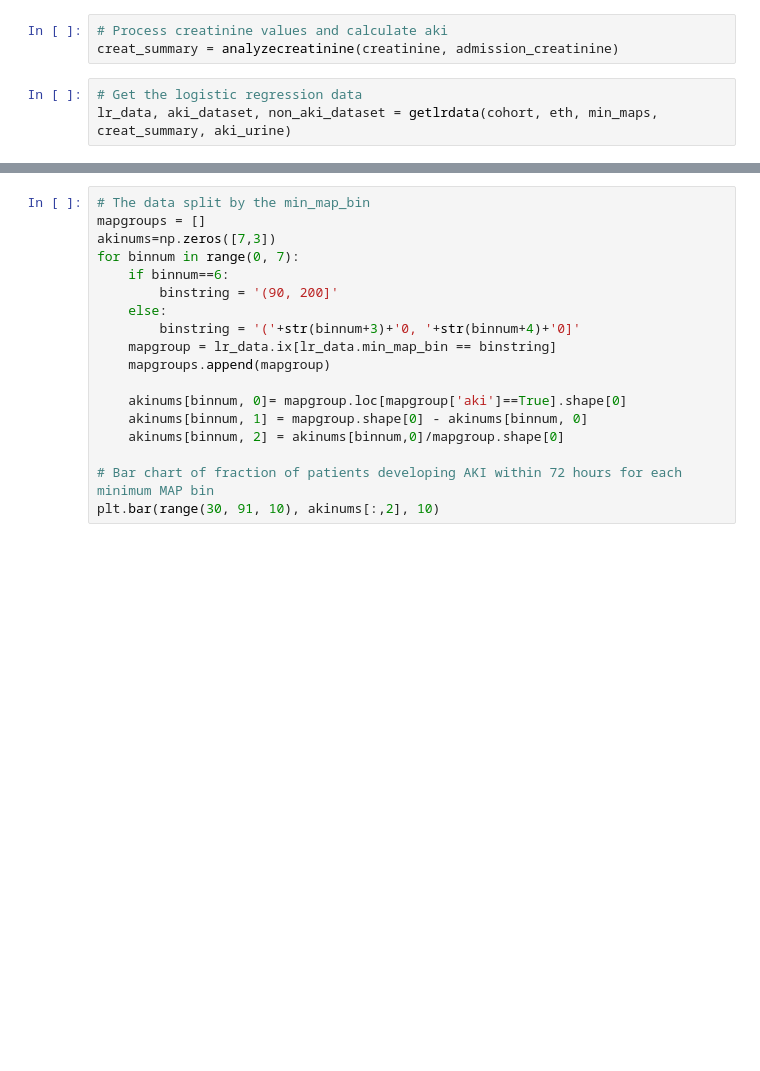
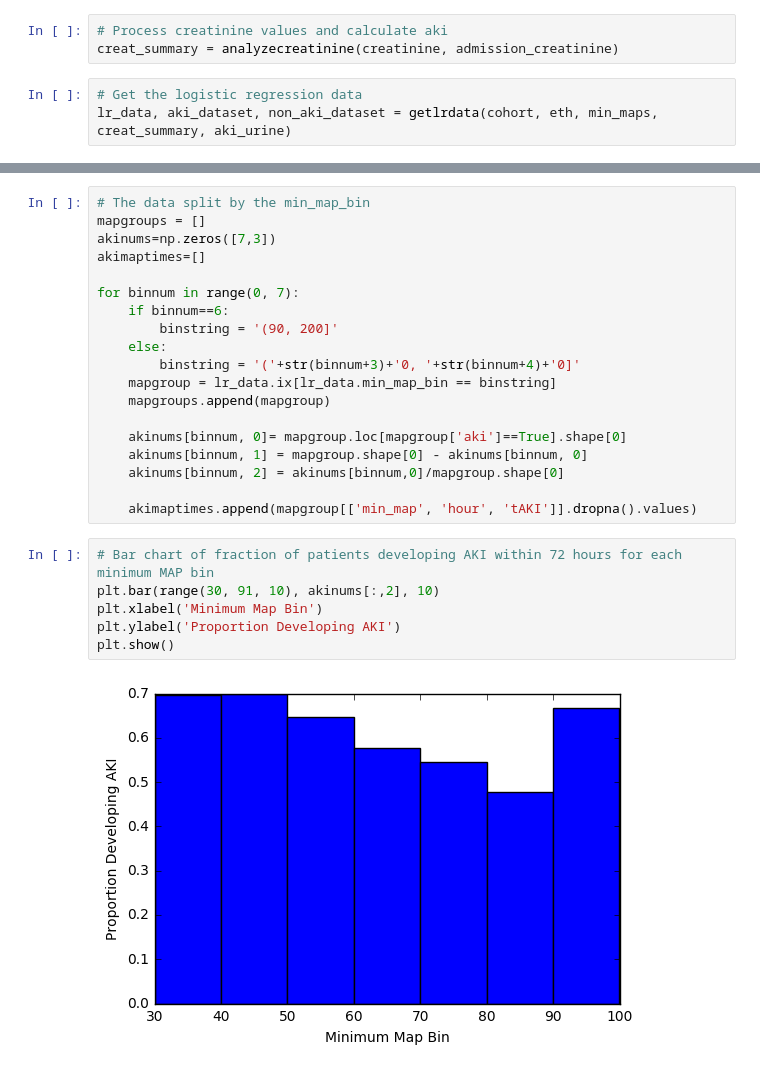
Before and after one commit to nalinimsingh/HST.953-AKI-Prediction, a Jupyter notebook: data_analysis/chen_final_analysis.ipynb, the cells around one changed output, grey strips where cells are left out. Drawn from its saved outputs; the diff is of its cells as text; blank space fills up the shorter version.

```diff
--- a/data_analysis/chen_final_analysis.ipynb
+++ b/data_analysis/chen_final_analysis.ipynb
@@ -101,6 +151,8 @@ print np.exp(result.params)
 # The data split by the min_map_bin
 mapgroups = []
 akinums=np.zeros([7,3])
+akimaptimes=[]
+
 for binnum in range(0, 7):
     if binnum==6:
         binstring = '(90, 200]'
@@ -113,5 +165,12 @@ for binnum in range(0, 7):
     akinums[binnum, 1] = mapgroup.shape[0] - akinums[binnum, 0]
     akinums[binnum, 2] = akinums[binnum,0]/mapgroup.shape[0]
 
-# Bar chart of fraction of patients developing AKI within 72 hours for each minimum MAP bin
-plt.bar(range(30, 91, 10), akinums[:,2], 10)
+    akimaptimes.append(mapgroup[['min_map', 'hour', 'tAKI']].dropna().values)
+# %%
+# Bar chart of fraction of patients developing AKI within 72 hours for each minimum MAP bin
+plt.bar(range(30, 91, 10), akinums[:,2], 10)
+plt.xlabel('Minimum Map Bin')
+plt.ylabel('Proportion Developing AKI')
+plt.show()
+# %% [output]
+[figure, added]
```
Also changed, not shown: parts of 7 cells of this notebook, 1 other file.
